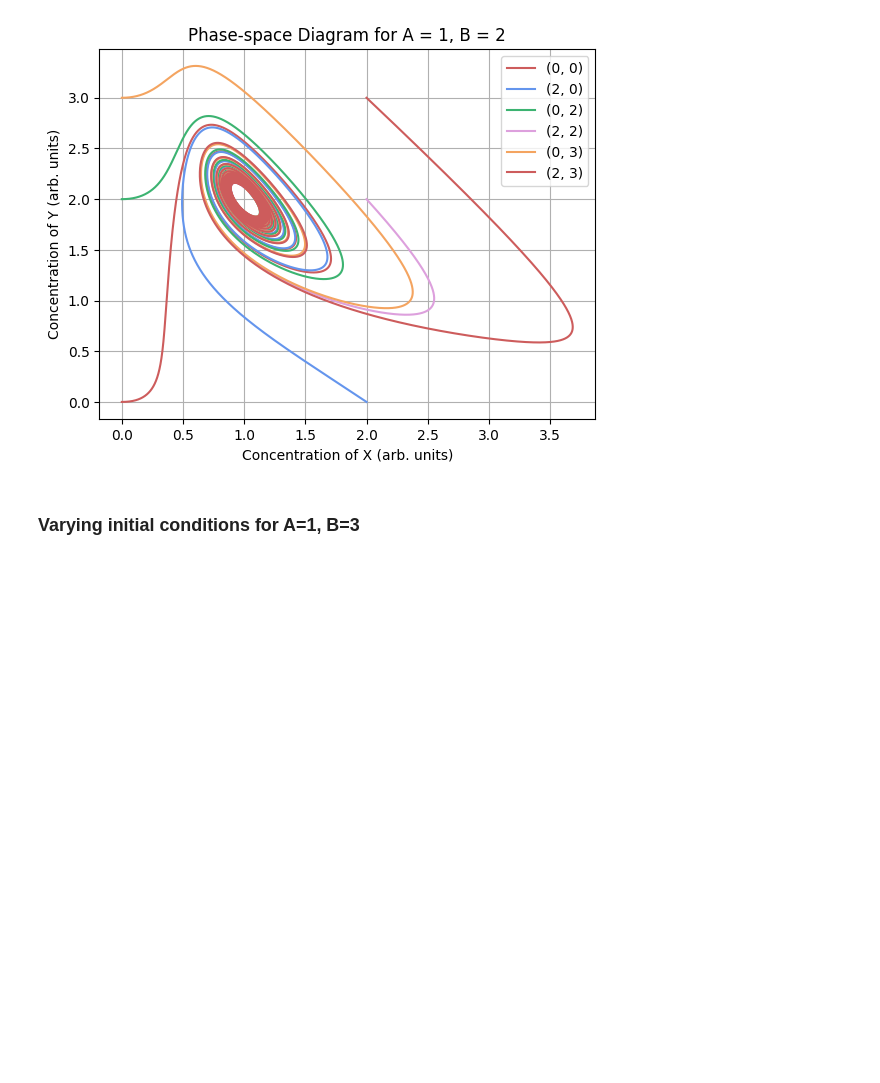
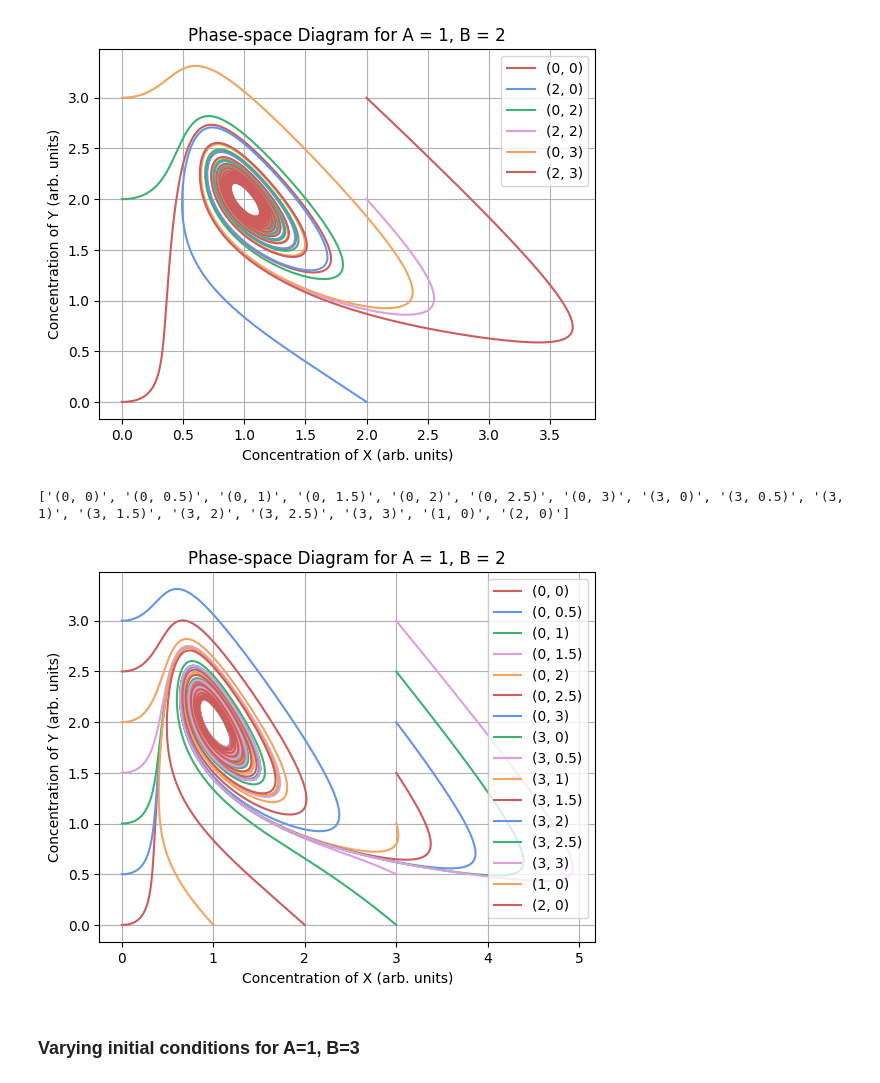
Before and after one commit to daraghhollman/UCD_PASS_Labs, a Jupyter notebook: ChemicalOscillations/chemicalOscillations.ipynb, the cells around one changed output. Cells and saved outputs as stored; diff of their text form; code cells hidden in the pictures; blank space fills up the shorter version.

```diff
--- a/ChemicalOscillations/chemicalOscillations.ipynb
+++ b/ChemicalOscillations/chemicalOscillations.ipynb
@@ -188,3 +183,15 @@ MakePhasePlot(datasetVaryingInitialConditions01, 1, 2, labels=["(0, 0)", "(2, 0)
+# %%
+coords = [[0,0], [0,0.5], [0,1], [0,1.5], [0, 2], [0, 2.5], [0,3],\
+    [3,0], [3,0.5], [3,1], [3,1.5], [3,2], [3,2.5], [3,3],\
+        [1, 0], [2, 0]]
+
+datasetVaryingInitialConditions03 = [Brusselator(el[0], el[1], numberOfSteps=50000) for el in coords]
+# %%
+print (["(" + str(el[0]) + ", " + str(el[1]) + ")" for el in coords])
+MakePhasePlot(datasetVaryingInitialConditions03, 1, 2, labels=["(" + str(el[0]) + ", " + str(el[1]) + ")" for el in coords])
+# %% [output]
+['(0, 0)', '(0, 0.5)', '(0, 1)', '(0, 1.5)', '(0, 2)', '(0, 2.5)', '(0, 3)', '(3, 0)', '(3, 0.5)', '(3, 1)', '(3, 1.5)', '(3, 2)', '(3, 2.5)', '(3, 3)', '(1, 0)', '(2, 0)']
+[figure, added]
 # %% [markdown]
 ### Varying initial conditions for A=1, B=3
 # %%
```
Also changed, not shown: parts of 12 cells of this notebook, 13 other files.
